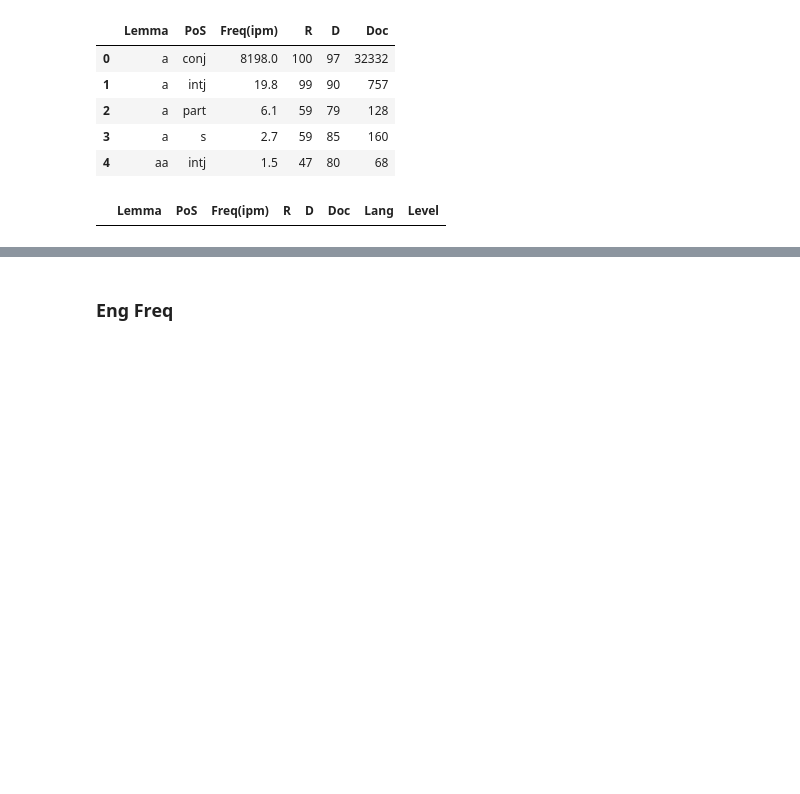
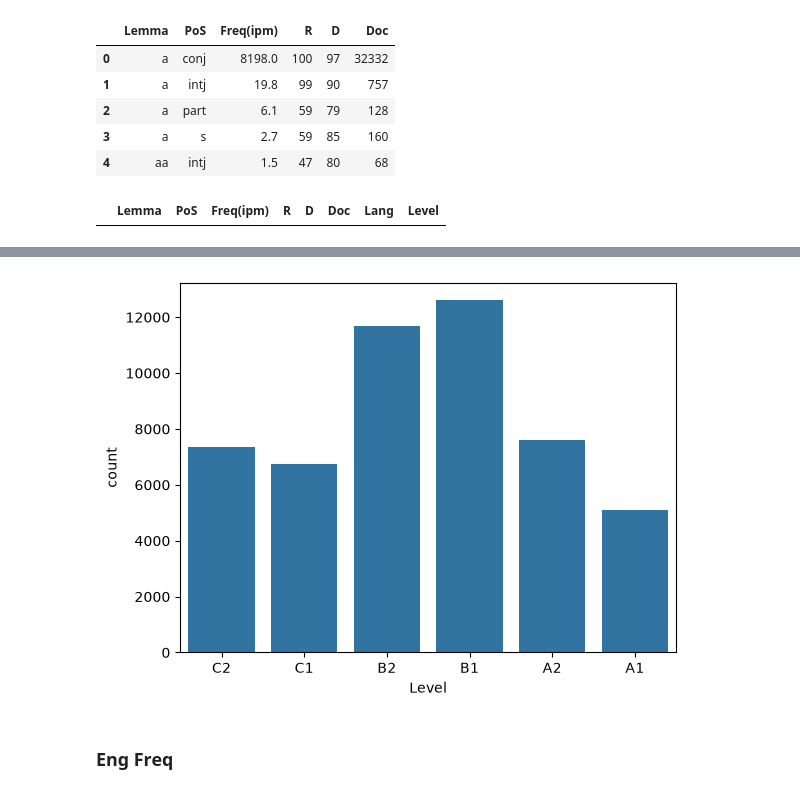
Before and after one commit to TerbiumTB/BilingulalTest, a Jupyter notebook: lemma_level_lang/training.ipynb, the cells around one changed output, grey strips where cells are left out. Saved outputs shown, nothing was run; the diff lists cells and outputs as text; code cells hidden in the pictures; blank space fills up the shorter version.

```diff
--- a/lemma_level_lang/training.ipynb
+++ b/lemma_level_lang/training.ipynb
@@ -49,3 +49,12 @@ ru_freq_data[cefr=="C2"]
+# %%
+import seaborn as sns
+import matplotlib.pyplot as plt
+
+
+sns.countplot(ru_freq_data, x="Level")
+plt.show()
+# %% [output]
+[figure, added]
 # %% [markdown]
 ### Eng Freq
 # %%
```
Also changed, not shown: parts of 12 cells of this notebook, 3 other files.
